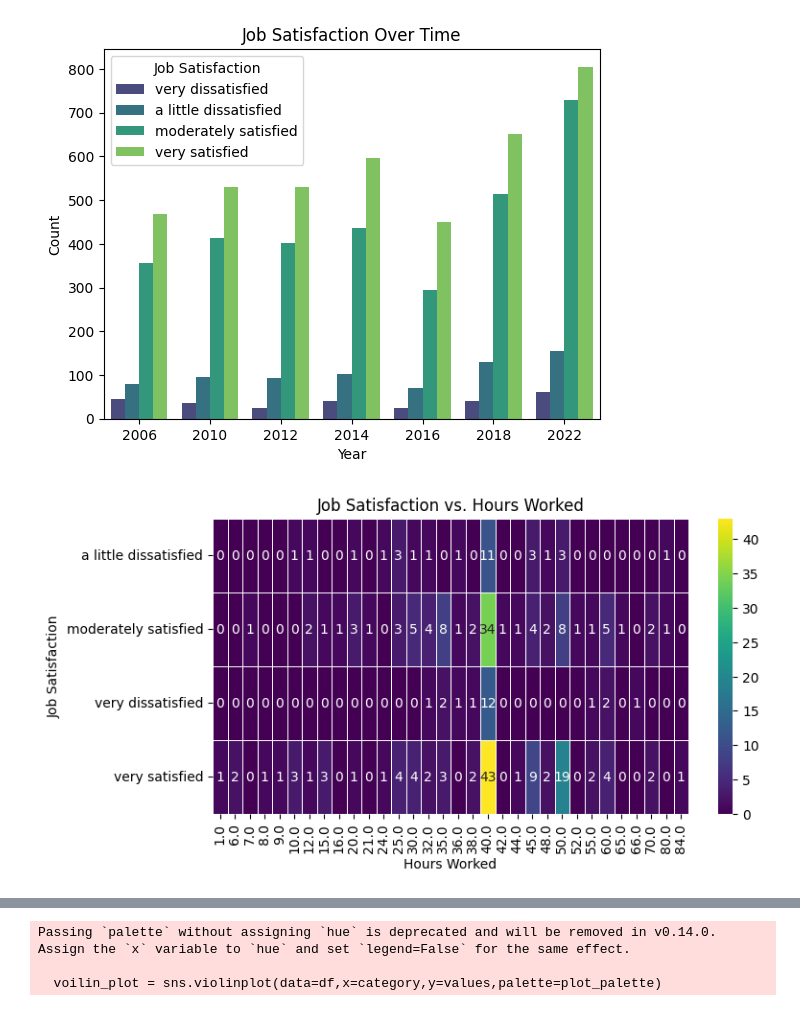
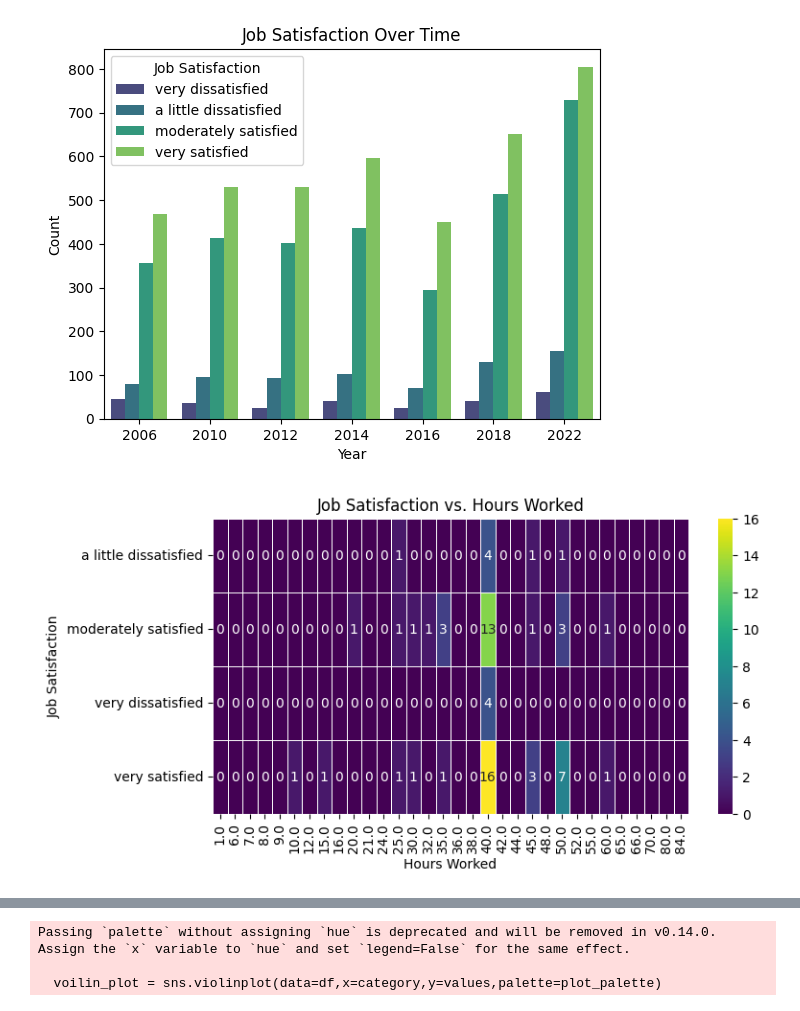
Before and after one commit to kirsten-fung/project_gss, a Jupyter notebook: graph_plot.ipynb, the cells around one changed output, grey strips where cells are left out. Cells and saved outputs as stored; diff of their text form; code cells hidden in the pictures.

```diff
--- a/graph_plot.ipynb
+++ b/graph_plot.ipynb
@@ -26,14 +26,15 @@ plt.show()
 # %% [output]
 [figure]
 # %%
-# Heatmap of Job Satisfaction vs. Hours Worked
+# Heatmap of overall Job Satisfaction vs. Hours Worked in percents
 heatmap_data = df.pivot_table(index='job_satisfaction', columns='hours_worked', aggfunc='size', fill_value=0)
+heatmap_data_percentage = (heatmap_data / heatmap_data.sum().sum() * 100).astype(int)
 plt.figure(figsize=(8, 4))
-heatmap = sns.heatmap(heatmap_data, cmap='viridis', annot=True, fmt='d', linewidths=0.5)
+heatmap = sns.heatmap(heatmap_data_percentage, cmap='viridis', annot=True, fmt='d', linewidths=0.5)
 heatmap.set_title('Job Satisfaction vs. Hours Worked')
 heatmap.set_xlabel('Hours Worked')
 heatmap.set_ylabel('Job Satisfaction')
 plt.show()
 # %% [output]
-[figure, old version]
+[figure, new version]
 # %%
```
Also changed, not shown: parts of 2 cells of this notebook.
